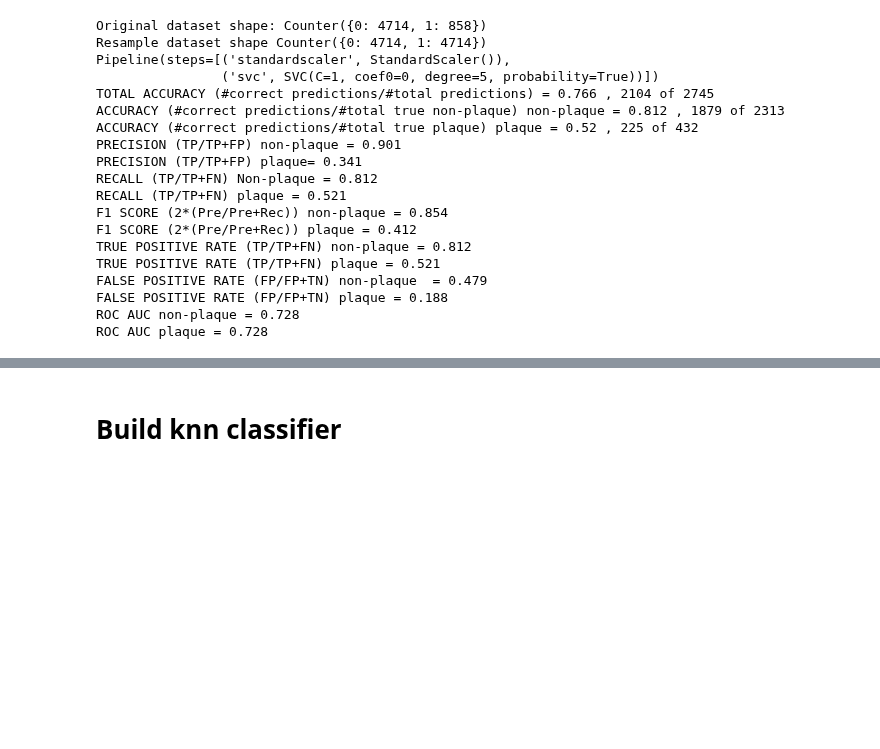
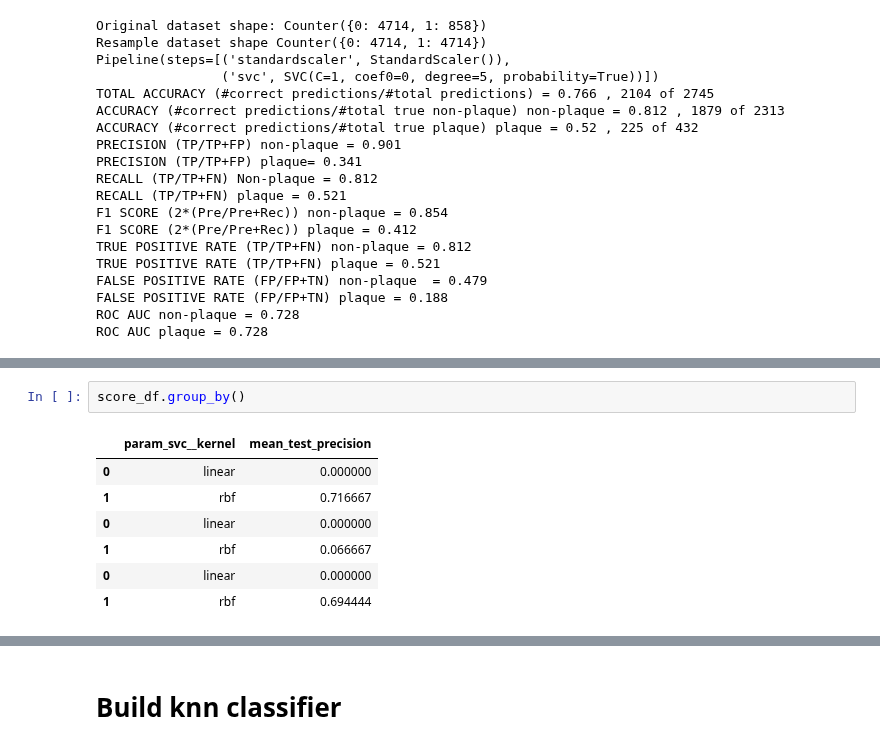
Before and after one commit to dmnburrows/spatial_transcriptomics, a Jupyter notebook: plaque_classify.ipynb, the cells around one changed output, grey strips where cells are left out. Drawn from its saved outputs; the diff is of its cells as text; blank space fills up the shorter version.

```diff
--- a/plaque_classify.ipynb
+++ b/plaque_classify.ipynb
@@ -1023,0 +1388,10 @@ n_de, n_pc
+# %%
+score_df.group_by()
+# %% [output]
+|  | param_svc__kernel | mean_test_precision |
+| 0 | linear | 0.000000 |
+| 1 | rbf | 0.716667 |
+| 0 | linear | 0.000000 |
+| 1 | rbf | 0.066667 |
+| 0 | linear | 0.000000 |
+| 1 | rbf | 0.694444 |
```
Also changed, not shown: parts of 39 cells of this notebook.
